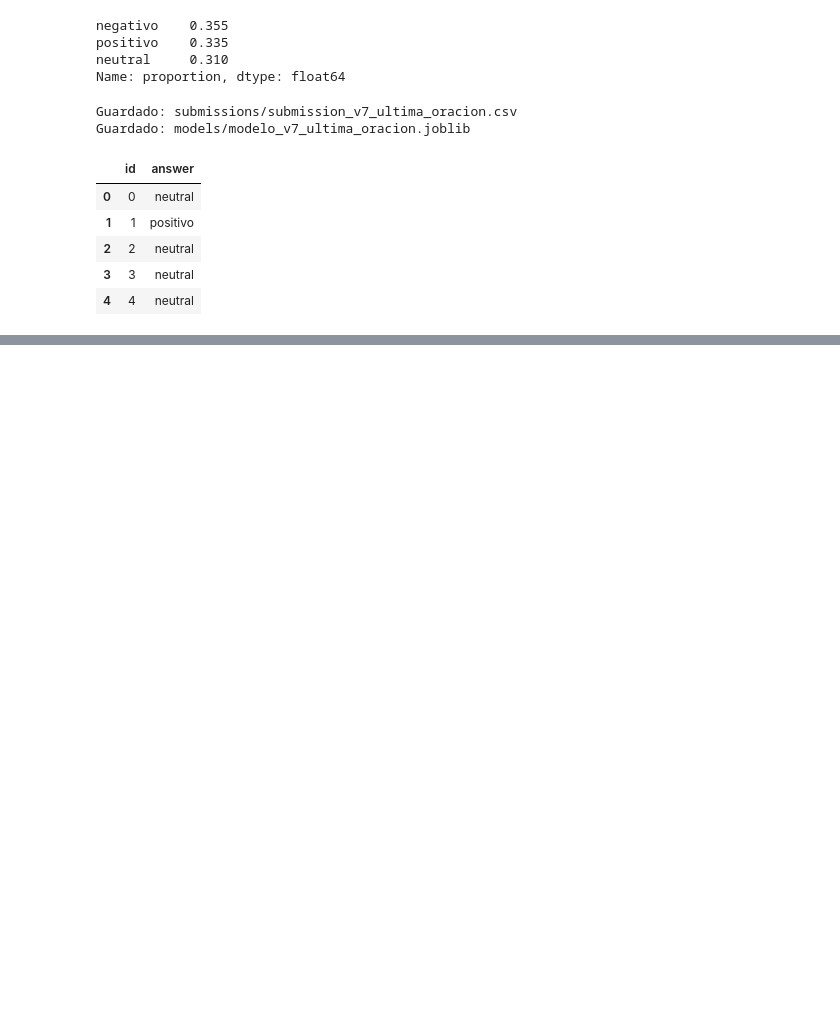
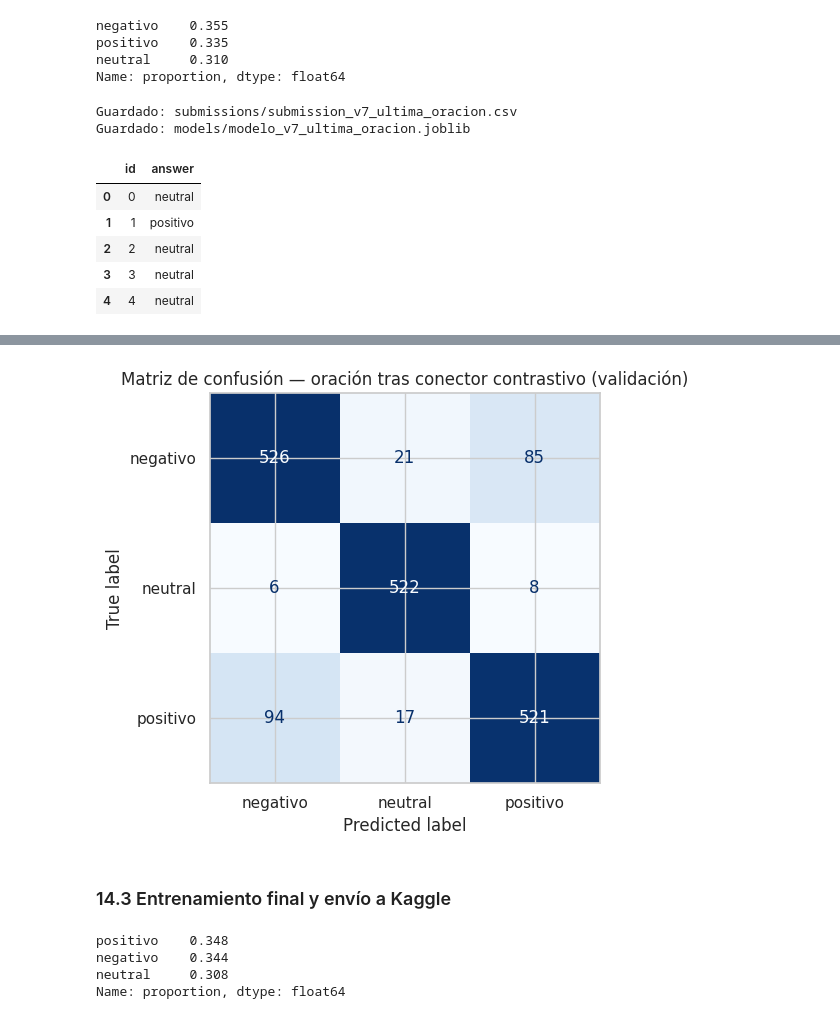
Before and after one commit to jzarruke/MLP1, a Jupyter notebook: notebooks/parte1_ml_clasico.ipynb, the cells around one changed output, grey strips where cells are left out. Saved outputs shown, nothing was run; the diff lists cells and outputs as text; code cells hidden in the pictures; blank space fills up the shorter version.

```diff
--- a/notebooks/parte1_ml_clasico.ipynb
+++ b/notebooks/parte1_ml_clasico.ipynb
@@ -1176,0 +1529,24 @@ deep learning en la Parte 2.
+# %%
+def clause_after_last_marker(text: str, n_sent_fallback: int = 1) -> str:
+    """Texto después del último conector contrastivo de la reseña. Si no hay ningún
+    conector, recurre a la última oración (comportamiento de la iteración 3)."""
+    matches = list(re.finditer(contrast_markers, text, flags=re.IGNORECASE))
+    if not matches:
+        return last_chunk(text, n_sent_fallback)
+    clause = text[matches[-1].end():].strip(" ,.;:")
+    if len(clause) < 3:
+        return last_chunk(text, n_sent_fallback)
+    return clause
+
+train_df["clause_clean"] = train_df["text"].apply(lambda t: clean_text(clause_after_last_marker(t)))
+eval_df["clause_clean"] = eval_df["text"].apply(lambda t: clean_text(clause_after_last_marker(t)))
+
+frac_distinto = (train_df["last1_clean"] != train_df["clause_clean"]).mean()
+frac_distinto_eval = (eval_df["last1_clean"] != eval_df["clause_clean"]).mean()
+print(f"Fraccion de reseñas en train donde la regla cambia el texto usado: {frac_distinto:.3f}")
+print(f"Fraccion de reseñas en eval donde la regla cambia el texto usado: {frac_distinto_eval:.3f}")
+print("(valores parecidos entre train y eval => buena señal de que la regla generaliza)")
+
+train_df[["text", "last1_clean", "clause_clean"]].loc[
+    train_df["last1_clean"] != train_df["clause_clean"]
+].sample(3, random_state=RANDOM_STATE)
@@ -1176,0 +1640,12 @@ deep learning en la Parte 2.
+# %%
+best_pipe_clause = search_clause.best_estimator_
+
+X_train_clause = train_df.loc[X_train_text.index, "clause_clean"]
+X_val_clause = train_df.loc[X_val_text.index, "clause_clean"]
+
+best_pipe_clause.fit(X_train_clause, y_train)
+clause_val_preds = best_pipe_clause.predict(X_val_clause)
+clause_val_acc = accuracy_score(y_val, clause_val_preds)
+print(f"Accuracy en el split de validación: {clause_val_acc:.4f}")
+print()
+print(classification_report(y_val, clause_val_preds, target_names=LABELS))
@@ -1176,0 +1664,23 @@ deep learning en la Parte 2.
+# %%
+fig, ax = plt.subplots(figsize=(5.5, 5))
+ConfusionMatrixDisplay.from_predictions(
+    y_val, clause_val_preds, labels=LABELS, cmap="Blues", ax=ax, colorbar=False,
+)
+ax.set_title("Matriz de confusión — oración tras conector contrastivo (validación)")
+plt.tight_layout()
+plt.show()
+# %% [output]
+[figure, added]
+# %% [markdown]
+### 14.3 Entrenamiento final y envío a Kaggle
+# %%
+final_pipe_clause = clone(best_pipe_clause)
+final_pipe_clause.fit(train_df["clause_clean"], train_df["label"])
+
+eval_preds_clause = final_pipe_clause.predict(eval_df["clause_clean"])
+pd.Series(eval_preds_clause).value_counts(normalize=True).round(3)
+# %% [output]
+positivo    0.348
+negativo    0.344
+neutral     0.308
+Name: proportion, dtype: float64
```
Also changed, not shown: parts of 58 cells of this notebook, 10 other files.
